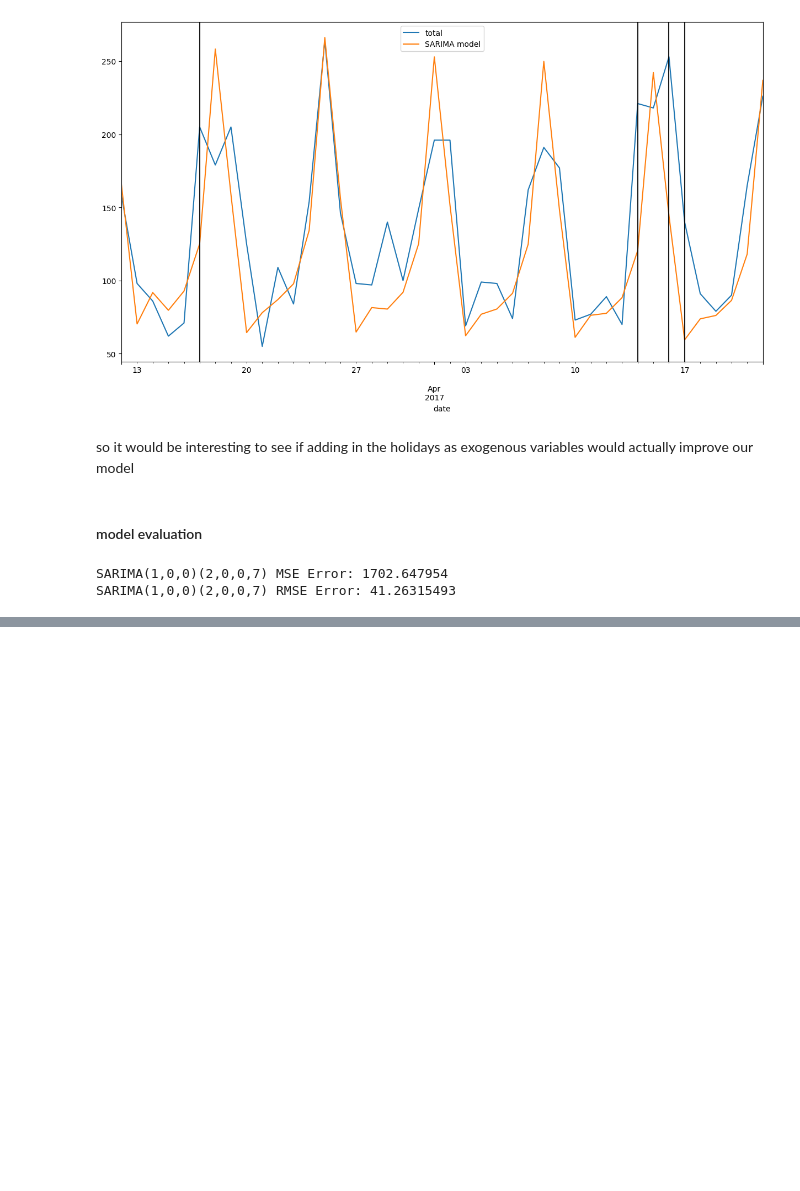
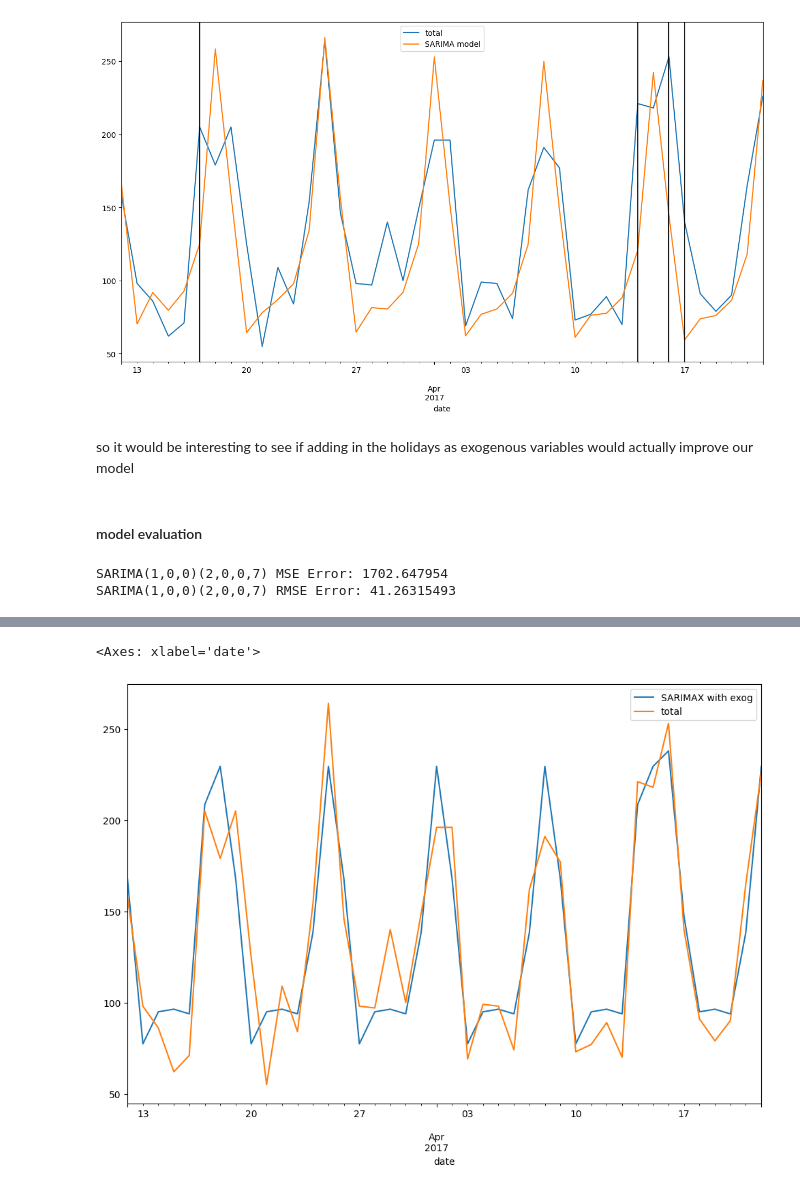
Before and after one commit to depa-tto/Time-Series-Forecasting-and-Analysis-course, a Jupyter notebook: lecture_17.ipynb, the cells around one changed output, grey strips where cells are left out. Saved outputs shown, nothing was run; the diff lists cells and outputs as text; code cells hidden in the pictures; blank space fills up the shorter version.

Commit message:
SARIMAX, Seasonal AutoRegressive Integrated Moving Average with eXogenous regressors

```diff
--- a/lecture_17.ipynb
+++ b/lecture_17.ipynb
@@ -262,0 +273,2 @@ SARIMA(1,0,0)(2,0,0,7) RMSE Error: 41.26315493
+# %%
+result = model.fit()
@@ -262,0 +297,12 @@ SARIMA(1,0,0)(2,0,0,7) RMSE Error: 41.26315493
+# %%
+start = len(train)
+# %%
+end = len(train) + len(test) - 1
+# %%
+predictions = result.predict(start,end,exog=test[['holiday']]).rename('SARIMAX with exog')
+# %%
+predictions.plot(figsize=(12,8),legend=True)
+test['total'].plot(legend=True)
+# %% [output]
+<Axes: xlabel='date'>
+[figure, added]
```
Also changed, not shown: parts of 20 cells of this notebook.
